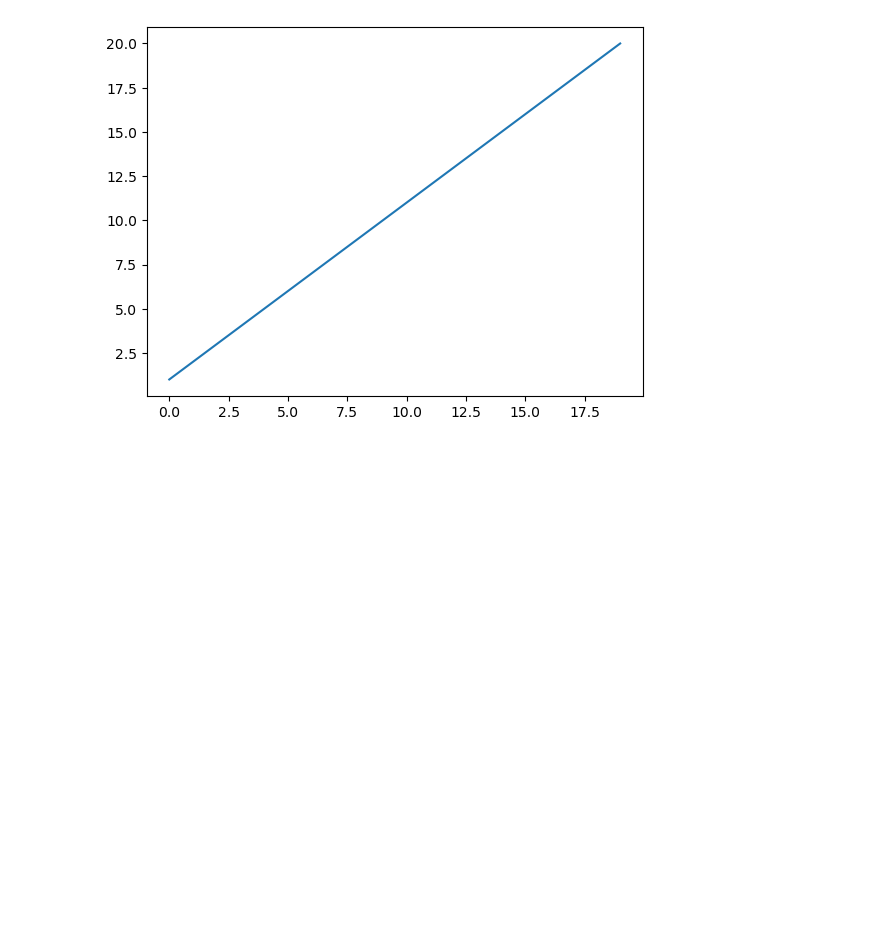
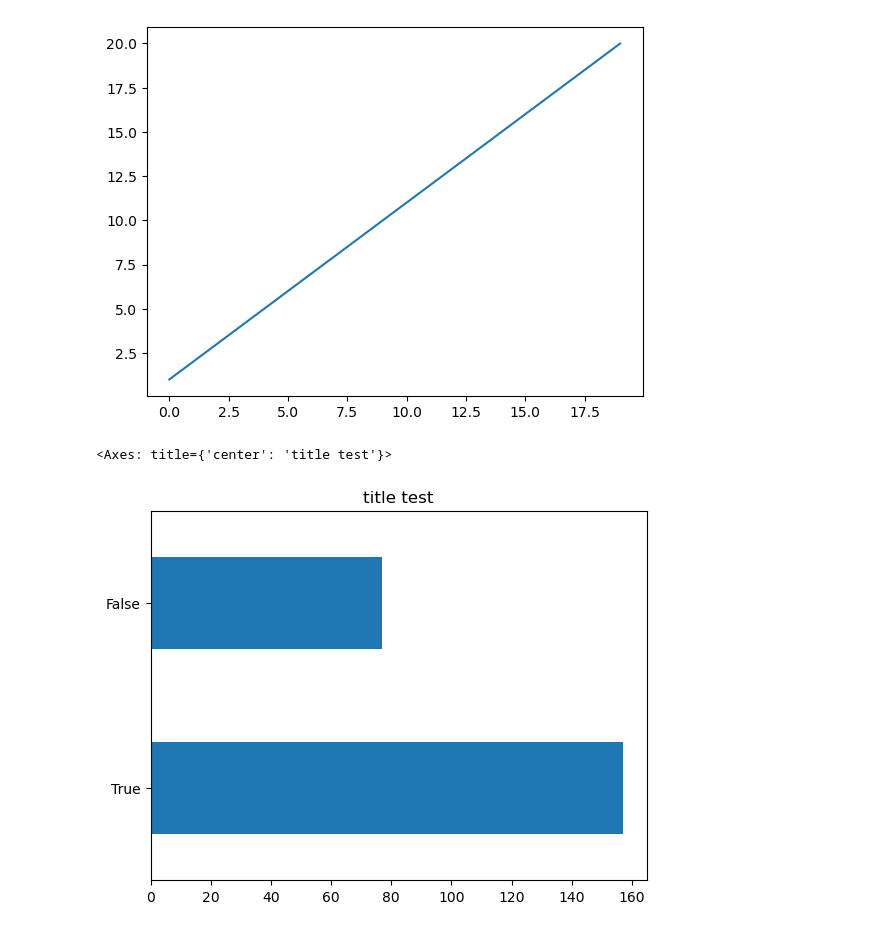
Before and after one commit to Marc-Aradillas/numpy-pandas-visualization-exercises, a Jupyter notebook: pandas_series_pt2.ipynb, the cells around one changed output. Saved outputs shown, nothing was run; the diff lists cells and outputs as text; code cells hidden in the pictures; blank space fills up the shorter version.

```diff
--- a/pandas_series_pt2.ipynb
+++ b/pandas_series_pt2.ipynb
@@ -256,3 +255,8 @@ my_series.plot()
 # %% [output]
 <Axes: >
 [figure]
+# %%
+mpg_t.str.startswith('a').value_counts().plot.barh(title='title test')
+# %% [output]
+<Axes: title={'center': 'title test'}>
+[figure, added]
```
Also changed, not shown: parts of 1 cell of this notebook, 1 other file.
